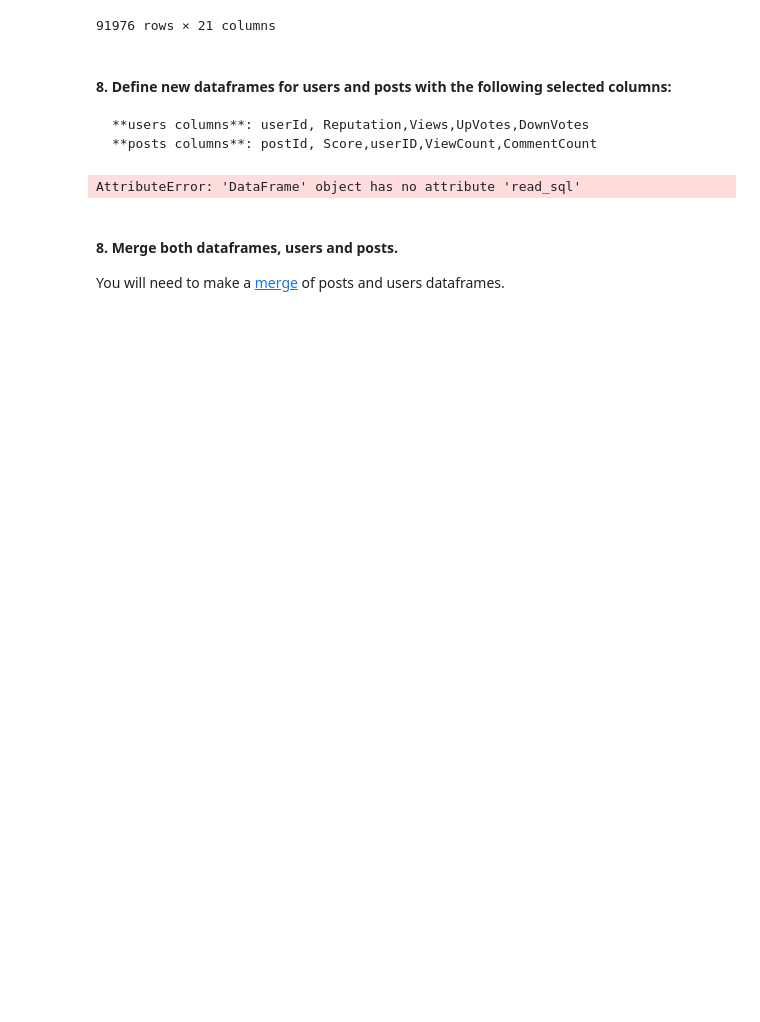
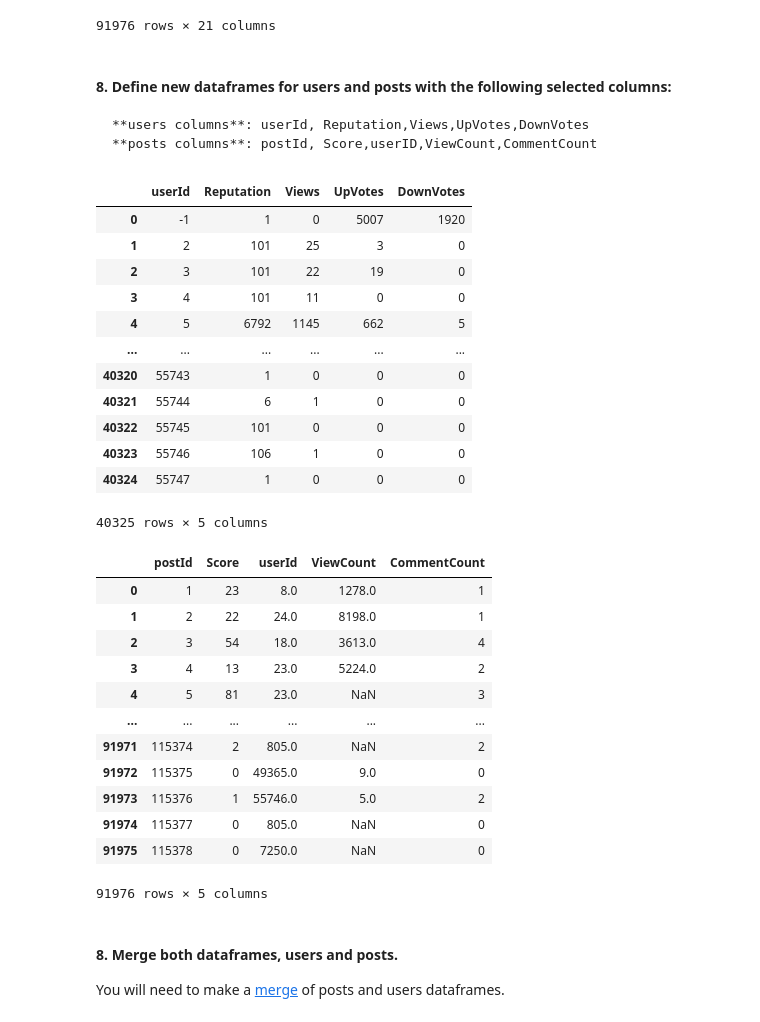
Before and after one commit to almsasantos/dataptmad1019, a Jupyter notebook: module-1/lab-data_cleaning/your-code/main.ipynb, the cells around one changed output. Saved outputs shown, nothing was run; the diff lists cells and outputs as text; code cells hidden in the pictures; blank space fills up the shorter version.

```diff
--- a/module-1/lab-data_cleaning/your-code/main.ipynb
+++ b/module-1/lab-data_cleaning/your-code/main.ipynb
@@ -92,12 +93,37 @@ display(posts)
     **users columns**: userId, Reputation,Views,UpVotes,DownVotes
     **posts columns**: postId, Score,userID,ViewCount,CommentCount
 # %%
-new_users = users.read_sql('SELECT userId, Reputation, Views, UpVotes, DownVotes', con=eng)
+new_users = users[['userId', 'Reputation', 'Views', 'UpVotes', 'DownVotes']]
 display(new_users)
-new_posts = posts.read_sql('SELECT postId, Score, userID, ViewCount, CommentCount', con=eng)
+new_posts = posts[['postId', 'Score', 'userId', 'ViewCount', 'CommentCount']]
 display(new_posts)
 # %% [output]
+|  | userId | Reputation | Views | UpVotes | DownVotes |
+| 0 | -1 | 1 | 0 | 5007 | 1920 |
+| 1 | 2 | 101 | 25 | 3 | 0 |
+| 2 | 3 | 101 | 22 | 19 | 0 |
+| 3 | 4 | 101 | 11 | 0 | 0 |
+| 4 | 5 | 6792 | 1145 | 662 | 5 |
+| ... | ... | ... | ... | ... | ... |
+| 40320 | 55743 | 1 | 0 | 0 | 0 |
+| 40321 | 55744 | 6 | 1 | 0 | 0 |
+| 40322 | 55745 | 101 | 0 | 0 | 0 |
+| 40323 | 55746 | 106 | 1 | 0 | 0 |
+| 40324 | 55747 | 1 | 0 | 0 | 0 |
-AttributeError: 'DataFrame' object has no attribute 'read_sql'
+40325 rows × 5 columns
+|  | postId | Score | userId | ViewCount | CommentCount |
+| 0 | 1 | 23 | 8.0 | 1278.0 | 1 |
+| 1 | 2 | 22 | 24.0 | 8198.0 | 1 |
+| 2 | 3 | 54 | 18.0 | 3613.0 | 4 |
+| 3 | 4 | 13 | 23.0 | 5224.0 | 2 |
+| 4 | 5 | 81 | 23.0 | NaN | 3 |
+| ... | ... | ... | ... | ... | ... |
+| 91971 | 115374 | 2 | 805.0 | NaN | 2 |
+| 91972 | 115375 | 0 | 49365.0 | 9.0 | 0 |
+| 91973 | 115376 | 1 | 55746.0 | 5.0 | 2 |
+| 91974 | 115377 | 0 | 805.0 | NaN | 0 |
+| 91975 | 115378 | 0 | 7250.0 | NaN | 0 |
+91976 rows × 5 columns
 # %% [markdown]
 #### 8. Merge both dataframes, users and posts.
 You will need to make a [merge](https://pandas.pydata.org/pandas-docs/stable/generated/pandas.DataFrame.merge.html) of posts and users dataframes.
```
Also changed, not shown: parts of 8 cells of this notebook.
